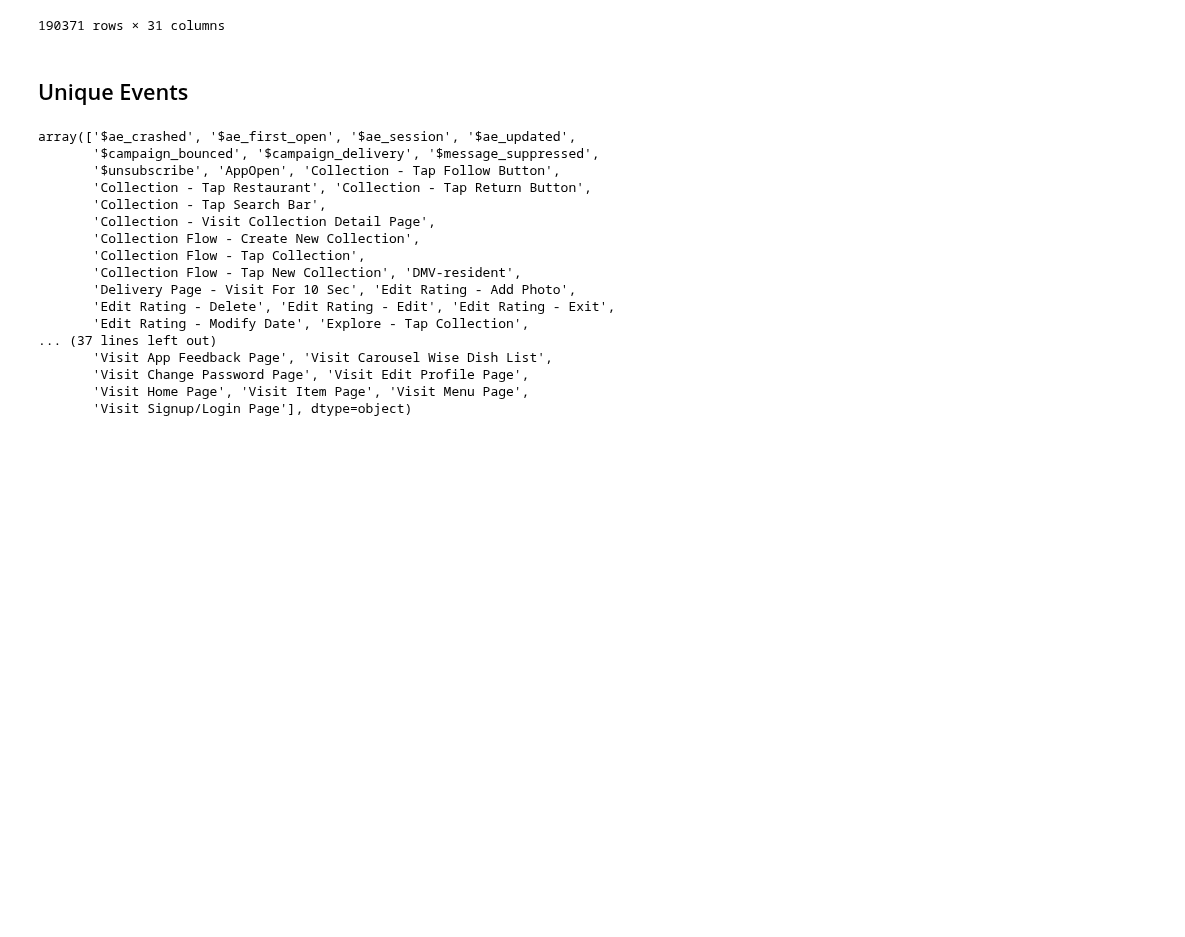
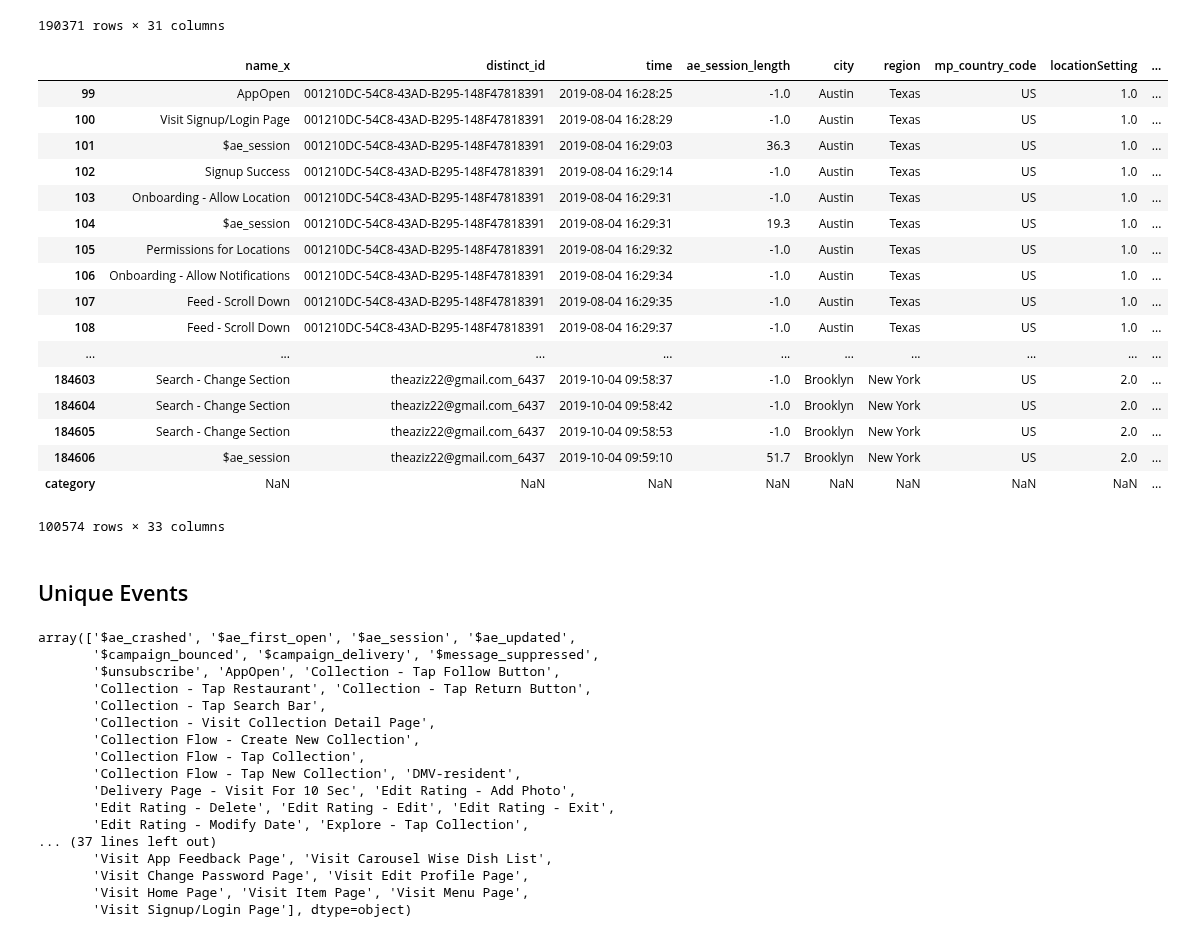
Before and after one commit to prkrishnan1/Simmer_DSS_SP20_Project_1, a Jupyter notebook: Churn_SQS.ipynb, the cells around one changed output. Cells and saved outputs as stored; diff of their text form; code cells hidden in the pictures; blank space fills up the shorter version.

```diff
--- a/Churn_SQS.ipynb
+++ b/Churn_SQS.ipynb
@@ -31,6 +31,27 @@ df
 | 190369 | AppOpen | yoon.s.jeong@gmail.com_6485 | 2019-10-09 11:12:29 | -1.0 | Chicago | Illinois | US | -1 | ... |
 | 190370 | $ae_session | yoon.s.jeong@gmail.com_6485 | 2019-10-09 11:13:09 | 41.3 | Chicago | Illinois | US | -1 | ... |
 190371 rows × 31 columns
+# %%
+df[df['locationSetting'] != -1]
+# %% [output]
+|  | name_x | distinct_id | time | ae_session_length | city | region | mp_country_code | locationSetting | ... |
+| 99 | AppOpen | 001210DC-54C8-43AD-B295-148F47818391 | 2019-08-04 16:28:25 | -1.0 | Austin | Texas | US | 1.0 | ... |
+| 100 | Visit Signup/Login Page | 001210DC-54C8-43AD-B295-148F47818391 | 2019-08-04 16:28:29 | -1.0 | Austin | Texas | US | 1.0 | ... |
+| 101 | $ae_session | 001210DC-54C8-43AD-B295-148F47818391 | 2019-08-04 16:29:03 | 36.3 | Austin | Texas | US | 1.0 | ... |
+| 102 | Signup Success | 001210DC-54C8-43AD-B295-148F47818391 | 2019-08-04 16:29:14 | -1.0 | Austin | Texas | US | 1.0 | ... |
+| 103 | Onboarding - Allow Location | 001210DC-54C8-43AD-B295-148F47818391 | 2019-08-04 16:29:31 | -1.0 | Austin | Texas | US | 1.0 | ... |
+| 104 | $ae_session | 001210DC-54C8-43AD-B295-148F47818391 | 2019-08-04 16:29:31 | 19.3 | Austin | Texas | US | 1.0 | ... |
+| 105 | Permissions for Locations | 001210DC-54C8-43AD-B295-148F47818391 | 2019-08-04 16:29:32 | -1.0 | Austin | Texas | US | 1.0 | ... |
+| 106 | Onboarding - Allow Notifications | 001210DC-54C8-43AD-B295-148F47818391 | 2019-08-04 16:29:34 | -1.0 | Austin | Texas | US | 1.0 | ... |
+| 107 | Feed - Scroll Down | 001210DC-54C8-43AD-B295-148F47818391 | 2019-08-04 16:29:35 | -1.0 | Austin | Texas | US | 1.0 | ... |
+| 108 | Feed - Scroll Down | 001210DC-54C8-43AD-B295-148F47818391 | 2019-08-04 16:29:37 | -1.0 | Austin | Texas | US | 1.0 | ... |
+| ... | ... | ... | ... | ... | ... | ... | ... | ... | ... |
+| 184603 | Search - Change Section | theaziz22@gmail.com_6437 | 2019-10-04 09:58:37 | -1.0 | Brooklyn | New York | US | 2.0 | ... |
+| 184604 | Search - Change Section | theaziz22@gmail.com_6437 | 2019-10-04 09:58:42 | -1.0 | Brooklyn | New York | US | 2.0 | ... |
+| 184605 | Search - Change Section | theaziz22@gmail.com_6437 | 2019-10-04 09:58:53 | -1.0 | Brooklyn | New York | US | 2.0 | ... |
+| 184606 | $ae_session | theaziz22@gmail.com_6437 | 2019-10-04 09:59:10 | 51.7 | Brooklyn | New York | US | 2.0 | ... |
+| category | NaN | NaN | NaN | NaN | NaN | NaN | NaN | NaN | ... |
+100574 rows × 33 columns
 # %% [markdown]
 ## Unique Events
 # %%
```
Also changed, not shown: parts of 6 cells of this notebook.
